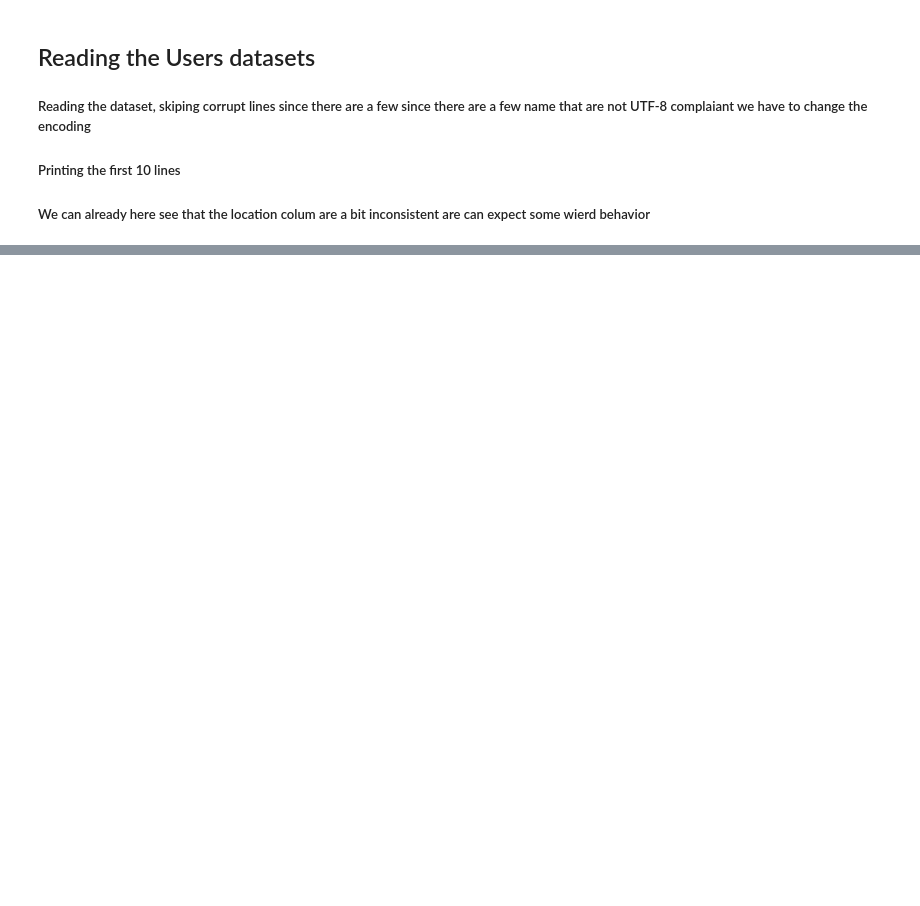
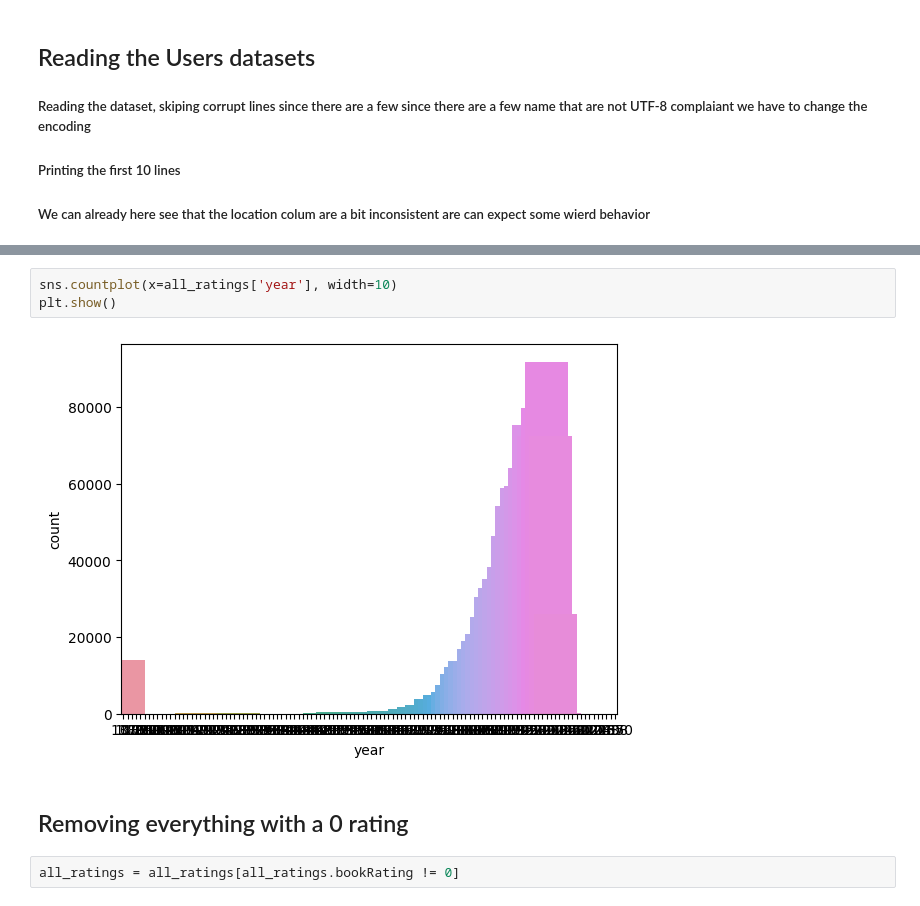
Before and after one commit to ablomstrom/final-project, a Jupyter notebook: main.ipynb, the cells around one changed output, grey strips where cells are left out. Drawn from its saved outputs; the diff is of its cells as text; blank space fills up the shorter version.

```diff
--- a/main.ipynb
+++ b/main.ipynb
@@ -73,0 +105,9 @@ users_data_df.head(10)
+# %%
+sns.countplot(x=all_ratings['year'], width=10)
+plt.show()
+# %% [output]
+[figure, added]
+# %% [markdown]
+## Removing everything with a 0 rating
+# %%
+all_ratings = all_ratings[all_ratings.bookRating != 0]
```
Also changed, not shown: parts of 15 cells of this notebook.
